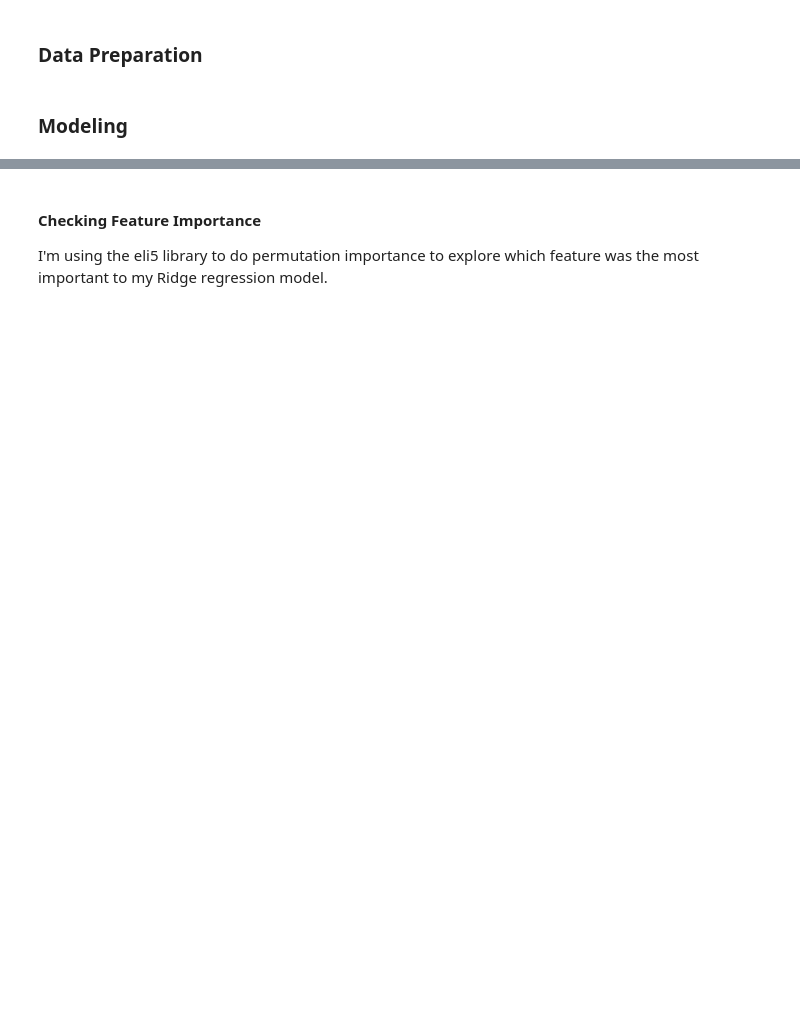
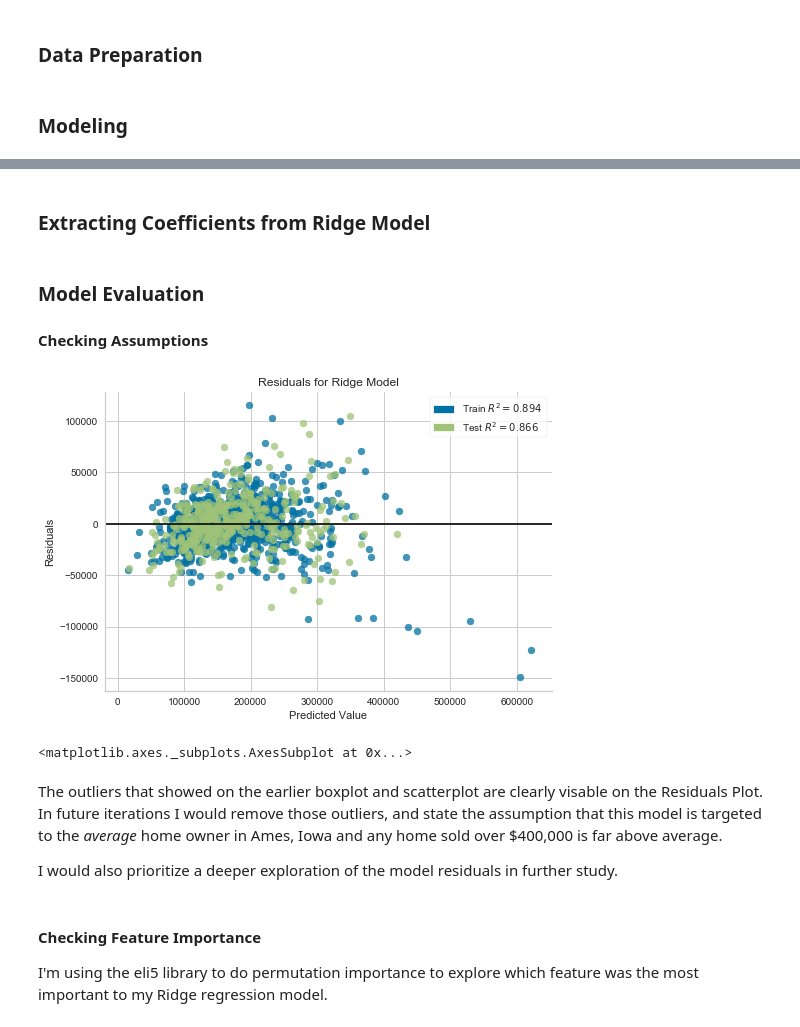
Before and after one commit to AnnikaNoren/dsc-postgrad_House-Price-Prediction, a Jupyter notebook: EDA-Modeling-Evaluation.ipynb, the cells around one changed output, grey strips where cells are left out. Cells and saved outputs as stored; diff of their text form; code cells hidden in the pictures; blank space fills up the shorter version.

Commit message:
add images and full analysis

```diff
--- a/EDA-Modeling-Evaluation.ipynb
+++ b/EDA-Modeling-Evaluation.ipynb
@@ -189,10 +162,10 @@ df_num.dropna(axis=1, inplace=True)
 # %%
 # Splitting my data into X and Y
-target = 'SalePrice'
-used_cols = list(col for col in df_num.columns.to_list() if col not in [target, 'Id'])
+target = ['SalePrice']
 
-X = df_num[used_cols]
-y = df_num[target]
+
+X = df_final.drop(columns=target)
+y = df_final[target]
 
 # Creating a split in my data for training and testing
 X_train, X_test, y_train, y_test = train_test_split(X, y, test_size=0.33,
@@ -233,3 +205,0 @@ I then used a multiple linear regression model on my 33 numeric features that I
-# %%
-lr = LinearRegression()
-lr.fit(X_train_scaled, y_train)
@@ -244,0 +206,8 @@ print(f"Testing MAE: {mean_absolute_error(y_test, y_pred_test)}")
+# %%
+# Modeling
+lr = LinearRegression()
+lr.fit(X_train, y_train)
+
+# Predicting w model
+y_pred_train = lr.predict(X_train)
+y_pred_test = lr.predict(X_test)
@@ -255,6 +232,8 @@ plt.show()
 # %%
+# Modeling Ridge
+
 ridge = Ridge(random_state=42)
-ridge.fit(X_train_scaled, y_train)
+ridge.fit(X_train, y_train)
 
-ridge_y_pred_train = ridge.predict(X_train_scaled)
-ridge_y_pred_test = ridge.predict(X_test_scaled)
+ridge_y_pred_train = ridge.predict(X_train)
+ridge_y_pred_test = ridge.predict(X_test)
@@ -266,0 +245,2 @@ print(f"Testing MAE: {mean_absolute_error(y_test, ridge_y_pred_test)}")
+# %% [markdown]
+### Extracting Coefficients from Ridge Model
@@ -266,0 +259,4 @@ print(f"Testing MAE: {mean_absolute_error(y_test, ridge_y_pred_test)}")
+# %% [markdown]
+### Model Evaluation
+
+#### Checking Assumptions
@@ -267,3 +265,16 @@ print(f"Testing MAE: {mean_absolute_error(y_test, ridge_y_pred_test)}")
+# %%
+visualizer = ResidualsPlot(ridge, hist = False)
+
+visualizer.fit(X_train, y_train)  # Fit the training data to the visualizer
+visualizer.score(X_test, y_test)  # Evaluate the model on the test data
+visualizer.show()
+# %% [output]
+[figure, added]
+<matplotlib.axes._subplots.AxesSubplot at 0x...>
+# %% [markdown]
+The outliers that showed on the earlier boxplot and scatterplot are clearly visable on the Residuals Plot. In future iterations I would remove those outliers, and state the assumption that this model is targeted to the _average_ home owner in Ames, Iowa and any home sold over \$400,000 is far above average.
+
+I would also prioritize a deeper exploration of the model residuals in further study.
 # %% [markdown]
 #### Checking Feature Importance
 
```
Also changed, not shown: parts of 47 cells of this notebook, 8 other files.
